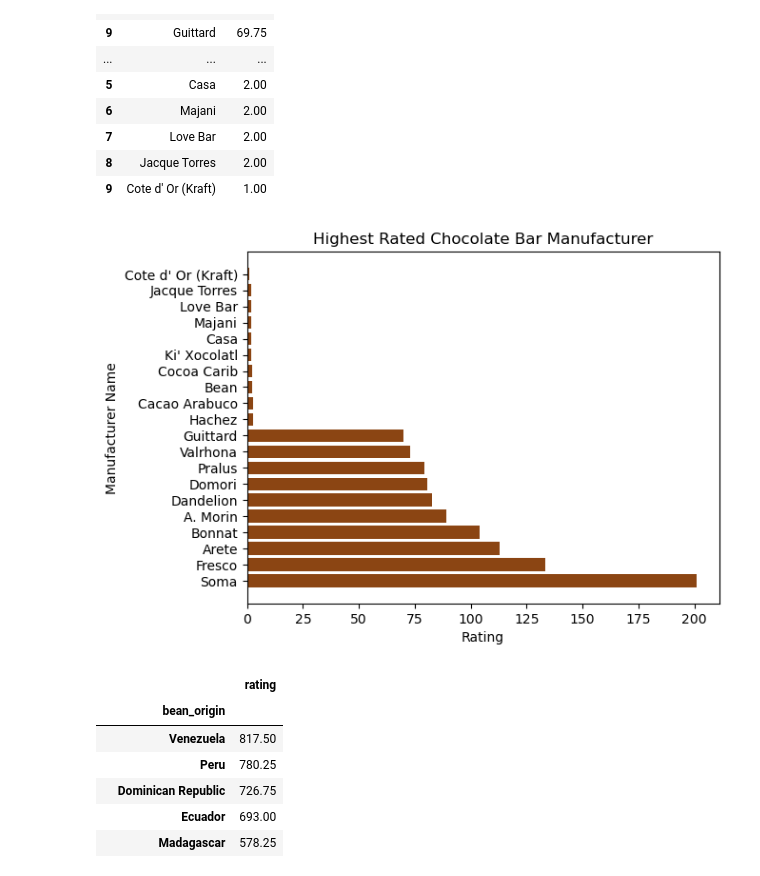
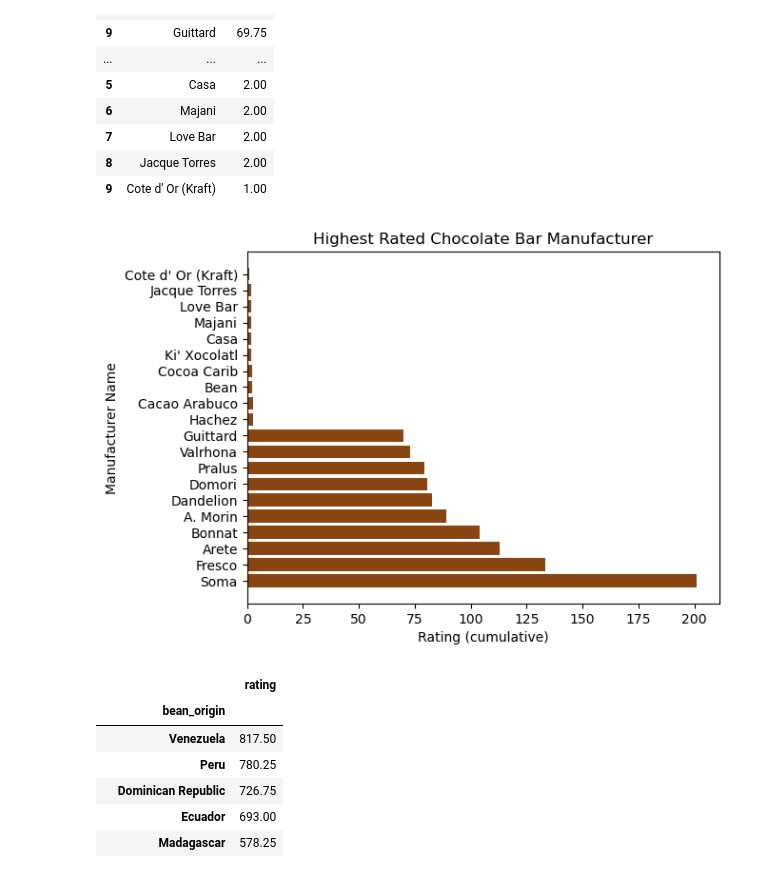
Before and after one commit to nbaggio28/Mid-Term-Project, a Jupyter notebook: notebooks/chocolateDA.ipynb, the cells around one changed output. Saved outputs shown, nothing was run; the diff lists cells and outputs as text; code cells hidden in the pictures.

Commit message:
minor changes to man. graph

```diff
--- a/notebooks/chocolateDA.ipynb
+++ b/notebooks/chocolateDA.ipynb
@@ -223,19 +223,19 @@ hilo_man
 # %%
 fig, ax = plt.subplots()
 manfac = hilo_man['manufacturer']
 rating = hilo_man['rating']
 
 
 plt.barh(manfac, rating, color= ('saddlebrown'))
 plt.yticks(manfac, horizontalalignment='right', fontsize='10')
 plt.ylabel("Manufacturer Name")
-plt.xlabel("Rating")
+plt.xlabel("Rating (cumulative)")
 plt.title("Highest Rated Chocolate Bar Manufacturer")
 # plt.xticks(ticks=(.5,1,1.5,2,2.5,3,3.5,4))
 
 plt.show()
 # %% [output]
-[figure, old version]
+[figure, new version]
 # %%
 #Sort by bean origin and rating
 bean_rating = (
```
Also changed, not shown: 2 other files.
